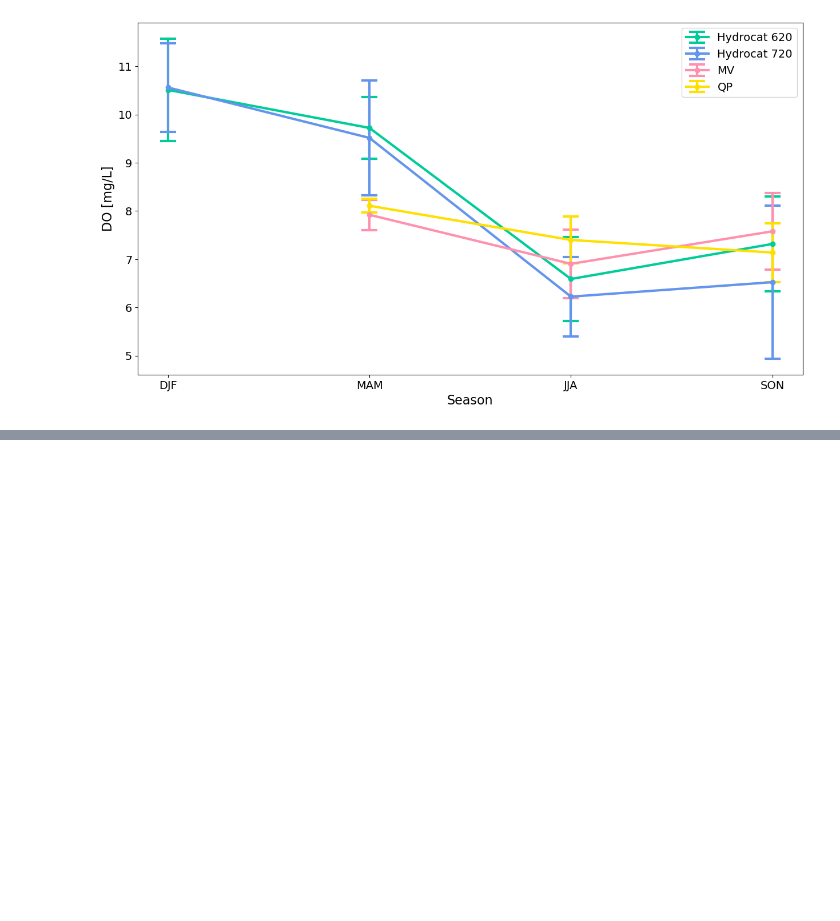
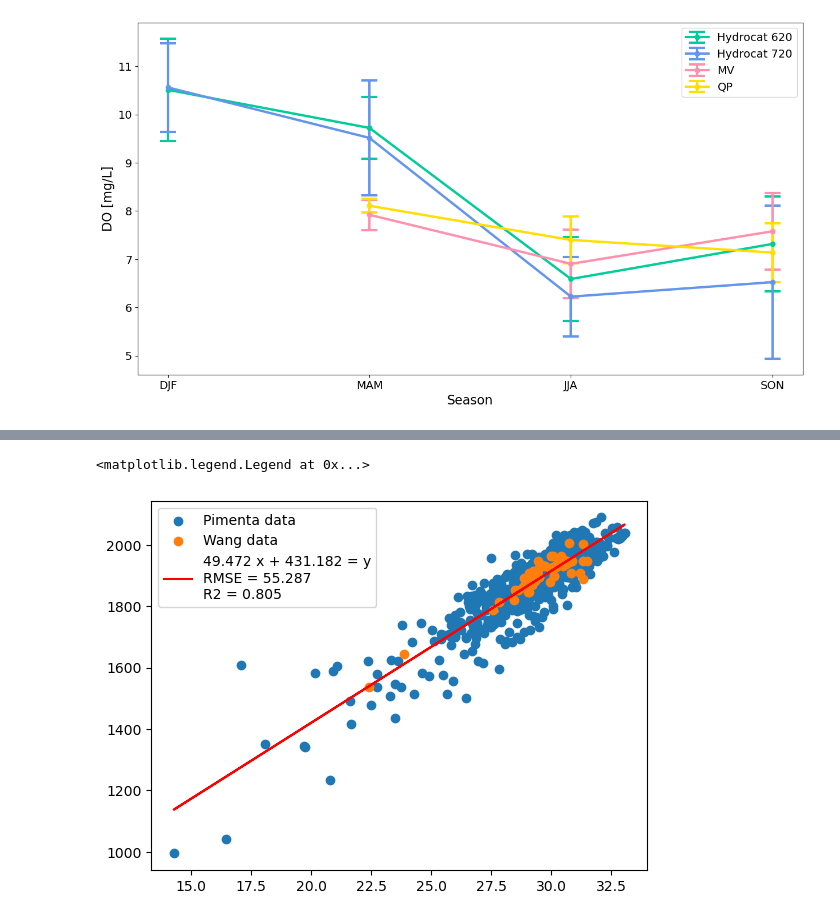
Before and after one commit to abby-baskind/phyto, a Jupyter notebook: intro_analysis.ipynb, the cells around one changed output, grey strips where cells are left out. Cells and saved outputs as stored; diff of their text form; code cells hidden in the pictures; blank space fills up the shorter version.

```diff
--- a/intro_analysis.ipynb
+++ b/intro_analysis.ipynb
@@ -844,0 +550,3 @@ r['pCO2']
+# %%
+pimenta = pd.read_csv('/Users/akbaskind/Desktop/Pimenta.csv')
+pimenta
@@ -844,0 +567,39 @@ r['pCO2']
+# %%
+pimenta = pimenta.dropna()
+P = pimenta.reset_index(drop = True)
+# %%
+fig, ax = plt.subplots()
+x = pd.DataFrame(P['SAL.ppt'].append(labdf['Salinity'],ignore_index = True)).to_numpy()
+
+y = pd.DataFrame(P['dic.umkg.apollo'].append(labdf['DIC (umol/kg)'],ignore_index = True)).to_numpy()
+# ax.scatter(x,y)
+ax.scatter(pimenta['SAL.ppt'], pimenta['dic.umkg.apollo'], label = 'Pimenta data')
+ax.scatter(labdf['Salinity'], labdf['DIC (umol/kg)'], label = 'Wang data')
+
+
+
+x = x.reshape(-1,1)
+regression_model = LinearRegression()
+
+
+regression_model.fit(x, y)
+
+# Predict
+y_predicted = regression_model.predict(x)
+
+# model evaluation
+mse=mean_squared_error(y,y_predicted)
+
+rmse = np.sqrt(mean_squared_error(y, y_predicted))
+r2 = r2_score(y, y_predicted)
+cff = "%.3f" % regression_model.coef_
+intcpt = "%.3f" % regression_model.intercept_
+RMSE = "%.3f" % rmse
+R2 = "%.3f" % r2
+
+lbl = cff + ' x + ' + intcpt + ' = y\nRMSE = ' + RMSE + '\nR2 = ' + R2
+ax.plot(x, y_predicted, color = 'red', label = lbl)
+ax.legend()
+# %% [output]
+<matplotlib.legend.Legend at 0x...>
+[figure, added]
```
Also changed, not shown: parts of 29 cells of this notebook, 6 other files.
